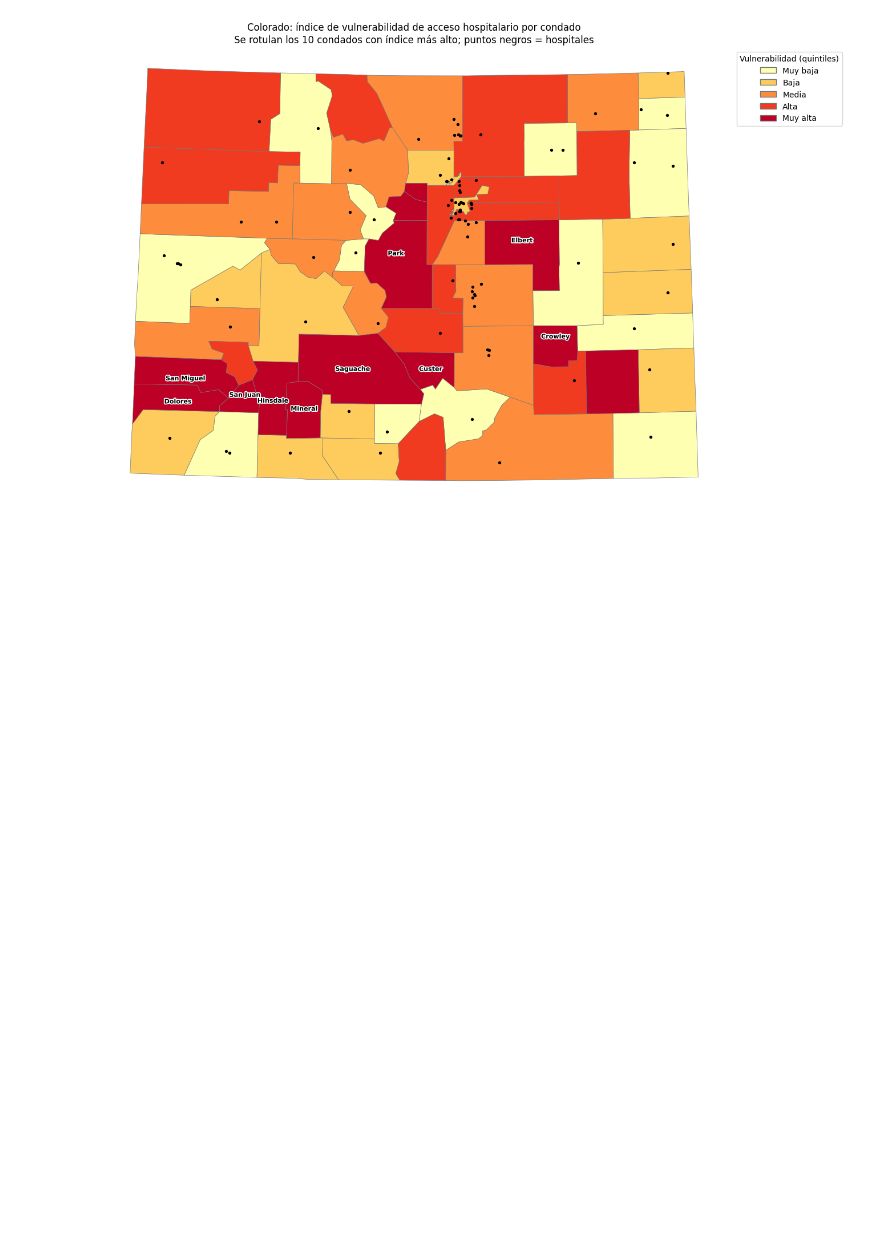
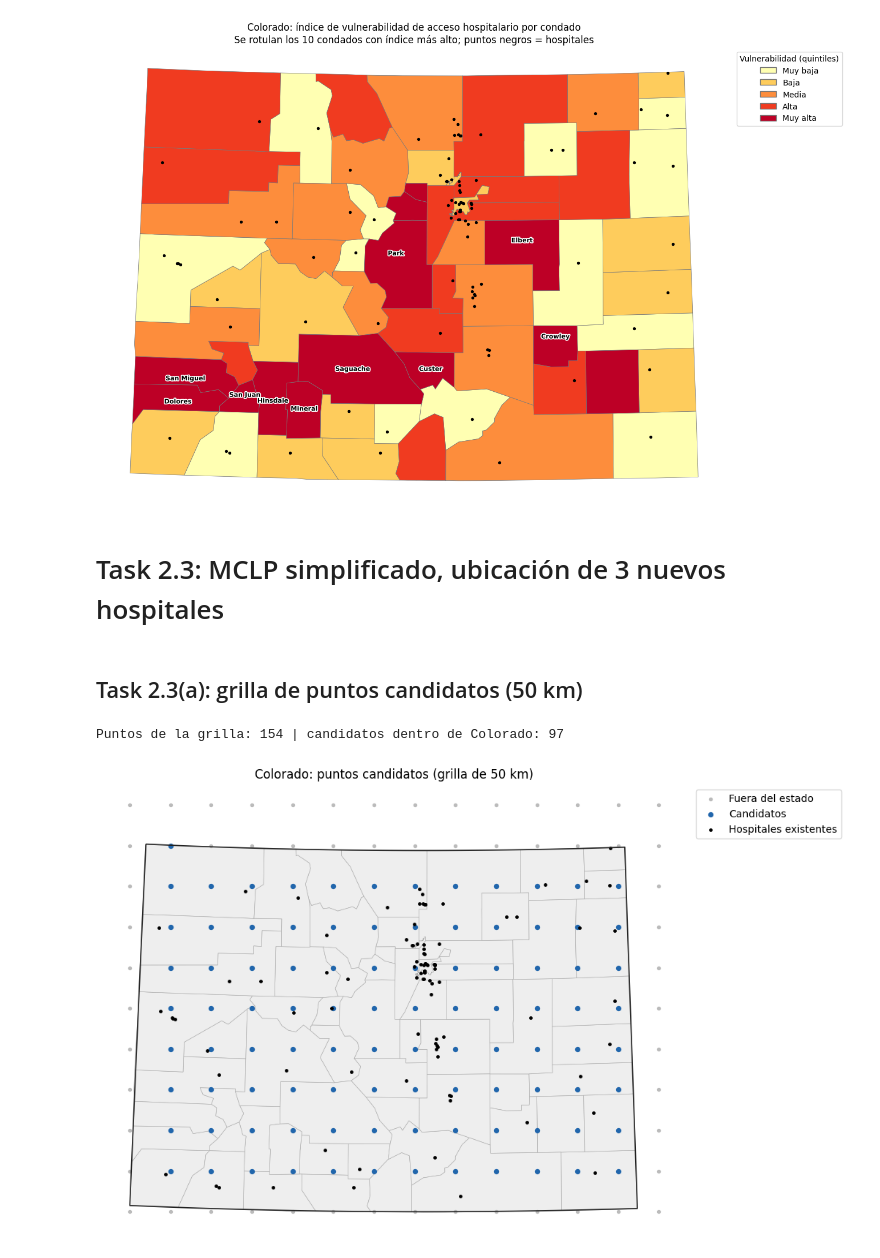
Before and after one commit to CamiR24/Lab5-MS, a Jupyter notebook: Task2.ipynb, the cells around one changed output. Drawn from its saved outputs; the diff is of its cells as text; code cells hidden in the pictures; blank space fills up the shorter version.

Commit message:
feat: task 2.3 completa

```diff
--- a/Task2.ipynb
+++ b/Task2.ipynb
@@ -338,3 +338,49 @@ plt.show()
 | Alta | 0.438 | 0.673 | 13 |
 | Muy alta | 0.676 | 1.000 | 13 |
 [figure]
+# %% [markdown]
+# Task 2.3: MCLP simplificado, ubicación de 3 nuevos hospitales
+# %% [markdown]
+## Task 2.3(a): grilla de puntos candidatos (50 km)
+# %%
+from shapely.geometry import Point
+
+estados = gpd.read_file(carpeta_datos / "estados_eeuu.geojson")
+estado_m = estados.loc[estados["codigo"] == "CO"].to_crs(crs_proyectado)
+
+# Grilla regular con 50 km entre puntos, en metros (EPSG:32613).
+# El origen es la esquina suroeste del rectángulo que envuelve al estado.
+paso_m = 50_000
+xmin, ymin, xmax, ymax = estado_m.total_bounds
+xs = np.arange(xmin, xmax + paso_m, paso_m)
+ys = np.arange(ymin, ymax + paso_m, paso_m)
+
+grilla = gpd.GeoDataFrame(
+    geometry=[Point(x, y) for x in xs for y in ys], crs=crs_proyectado
+)
+
+# Intersección espacial con el límite estatal: se eliminan los puntos fuera de Colorado
+candidatos = (
+    gpd.sjoin(grilla, estado_m[["geometry"]], how="inner", predicate="intersects")
+    .drop(columns="index_right")
+    .reset_index(drop=True)
+)
+candidatos["id"] = candidatos.index
+
+print(f"Puntos de la grilla: {len(grilla)} | candidatos dentro de Colorado: {len(candidatos)}")
+
+fig, ax = plt.subplots(figsize=(10, 7))
+condados_m.plot(ax=ax, facecolor="#eeeeee", edgecolor="#aaaaaa", linewidth=0.4)
+estado_m.boundary.plot(ax=ax, color="#222222", linewidth=1.2)
+grilla.plot(ax=ax, color="#bbbbbb", markersize=8, label="Fuera del estado")
+candidatos.plot(ax=ax, color="#2166ac", markersize=18, label="Candidatos")
+hospitales_m.plot(ax=ax, color="black", markersize=6, label="Hospitales existentes")
+ax.legend(loc="upper left", bbox_to_anchor=(1.01, 1))
+ax.set_title("Colorado: puntos candidatos (grilla de 50 km)")
+ax.set_aspect("equal")
+ax.set_axis_off()
+plt.tight_layout()
+plt.show()
+# %% [output]
+Puntos de la grilla: 154 | candidatos dentro de Colorado: 97
+[figure, added]
```
Also changed, not shown: parts of 5 cells of this notebook.
